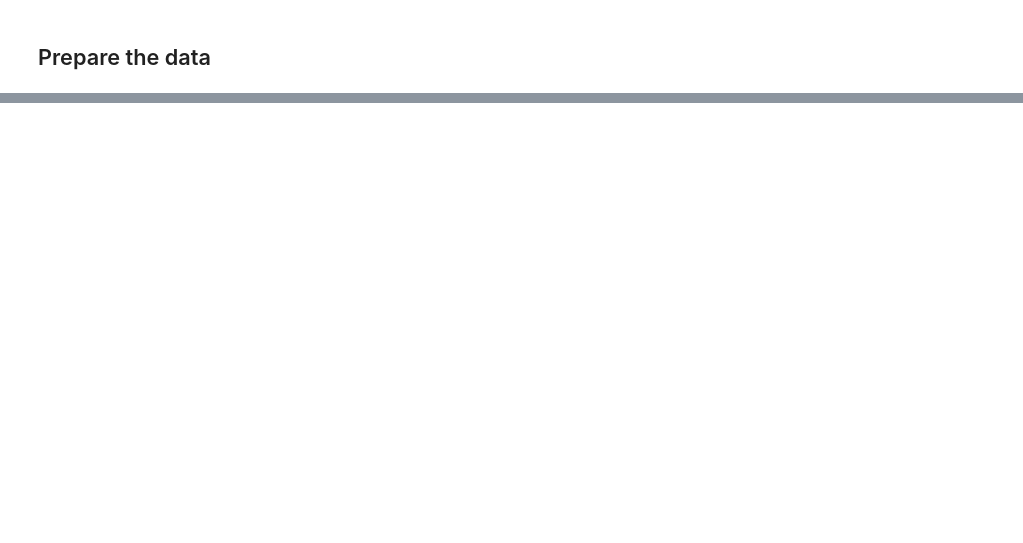
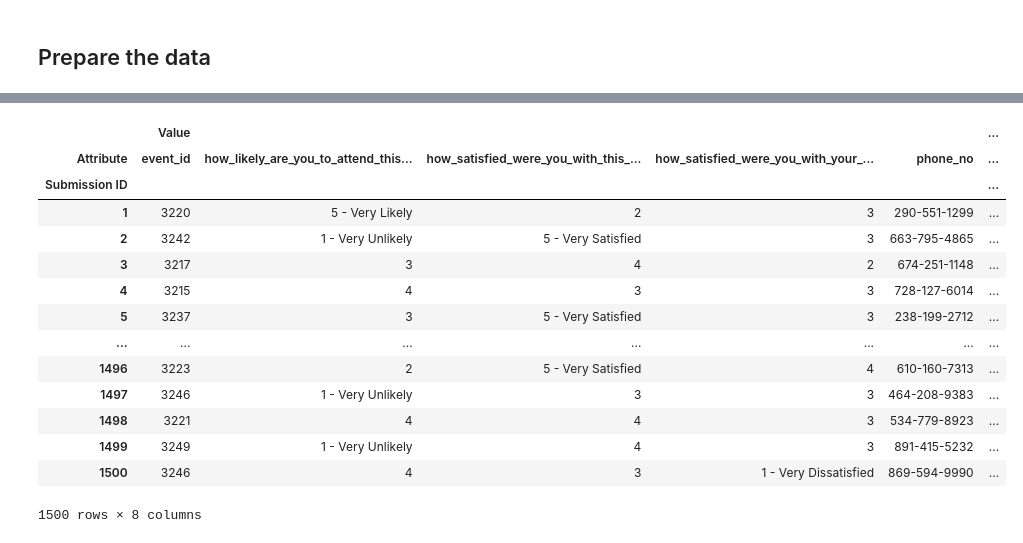
Before and after one commit to mil2tech/DE-NBA-HOU, a Jupyter notebook: jarrid_workbook.ipynb, the cells around one changed output, grey strips where cells are left out. Saved outputs shown, nothing was run; the diff lists cells and outputs as text; code cells hidden in the pictures; blank space fills up the shorter version.

```diff
--- a/jarrid_workbook.ipynb
+++ b/jarrid_workbook.ipynb
@@ -164,0 +253,18 @@ memory usage: 859.5+ KB
+# %%
+survey_data = survey_data.pivot(index= 'Submission ID', columns= 'Attribute')
+# %% [output]
+|  | Value |  |  |  |  | ... |
+| Attribute | event_id | how_likely_are_you_to_attend_this... | how_satisfied_were_you_with_this_... | how_satisfied_were_you_with_your_... | phone_no | ... |
+| Submission ID |  |  |  |  |  | ... |
+| 1 | 3220 | 5 - Very Likely | 2 | 3 | 290-551-1299 | ... |
+| 2 | 3242 | 1 - Very Unlikely | 5 - Very Satisfied | 3 | 663-795-4865 | ... |
+| 3 | 3217 | 3 | 4 | 2 | 674-251-1148 | ... |
+| 4 | 3215 | 4 | 3 | 3 | 728-127-6014 | ... |
+| 5 | 3237 | 3 | 5 - Very Satisfied | 3 | 238-199-2712 | ... |
+| ... | ... | ... | ... | ... | ... | ... |
+| 1496 | 3223 | 2 | 5 - Very Satisfied | 4 | 610-160-7313 | ... |
+| 1497 | 3246 | 1 - Very Unlikely | 3 | 3 | 464-208-9383 | ... |
+| 1498 | 3221 | 4 | 4 | 3 | 534-779-8923 | ... |
+| 1499 | 3249 | 1 - Very Unlikely | 4 | 3 | 891-415-5232 | ... |
+| 1500 | 3246 | 4 | 3 | 1 - Very Dissatisfied | 869-594-9990 | ... |
+1500 rows × 8 columns
```
Also changed, not shown: parts of 18 cells of this notebook.
